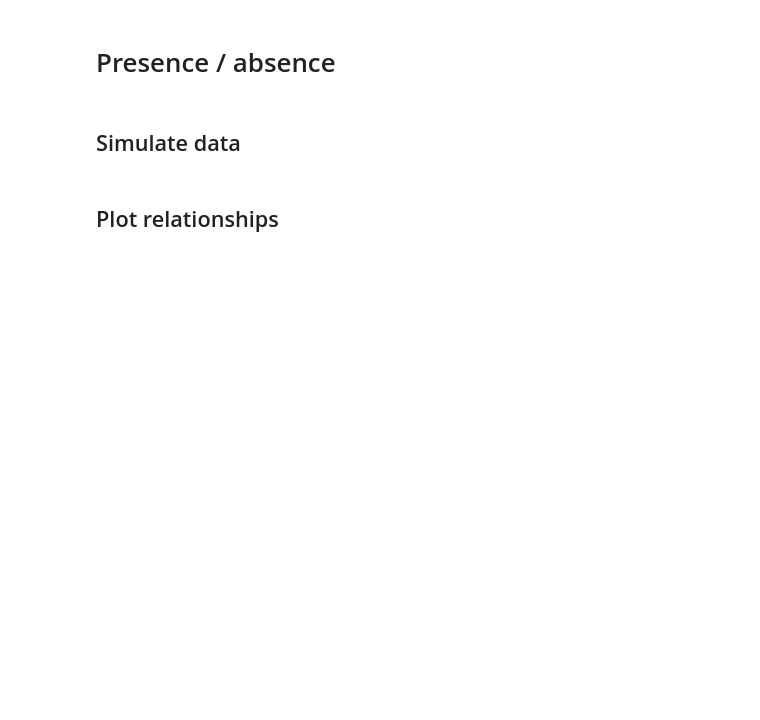
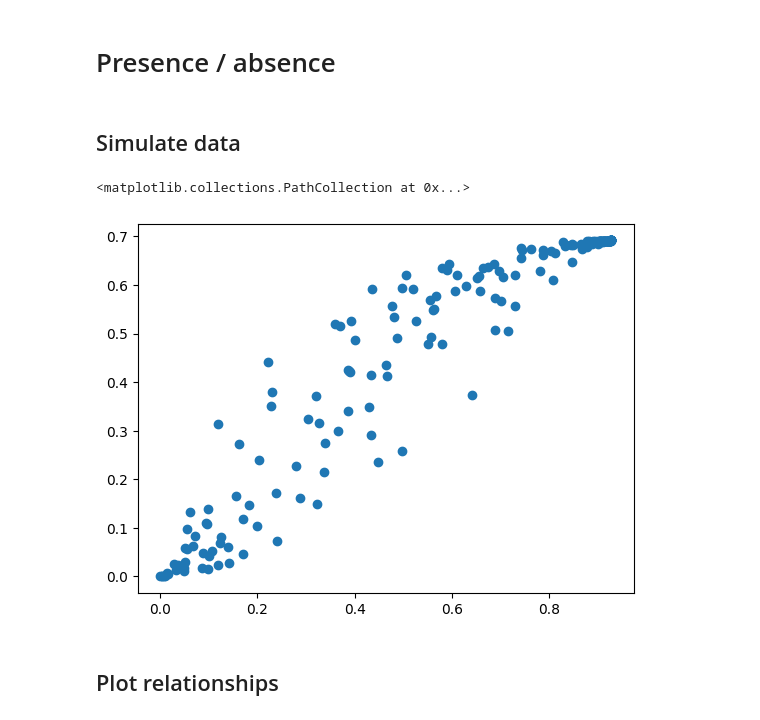
Before and after one commit to chenyangkang/Occupancy_NN, a Jupyter notebook: new/test_GNN_combined_with_sp_interaction.ipynb, the cells around one changed output. Saved outputs shown, nothing was run; the diff lists cells and outputs as text; code cells hidden in the pictures; blank space fills up the shorter version.

```diff
--- a/new/test_GNN_combined_with_sp_interaction.ipynb
+++ b/new/test_GNN_combined_with_sp_interaction.ipynb
@@ -69,6 +69,14 @@ p = 1 / (1 + np.exp(-logit_p))       # (nsite, nrep)
 
 # Combined observation results
 y = np.random.binomial(n=np.repeat(np.expand_dims(occ, axis=-2), nrep, axis=-2), p=p)  # (nsite, nrep)
+# %%
+plt.scatter(
+    psi[:,3],
+    psi[:,4]
+)
+# %% [output]
+<matplotlib.collections.PathCollection at 0x...>
+[figure, added]
 # %% [markdown]
 ## Plot relationships
 # %% [markdown]
```
Also changed, not shown: parts of 22 cells of this notebook, 1 other file.
